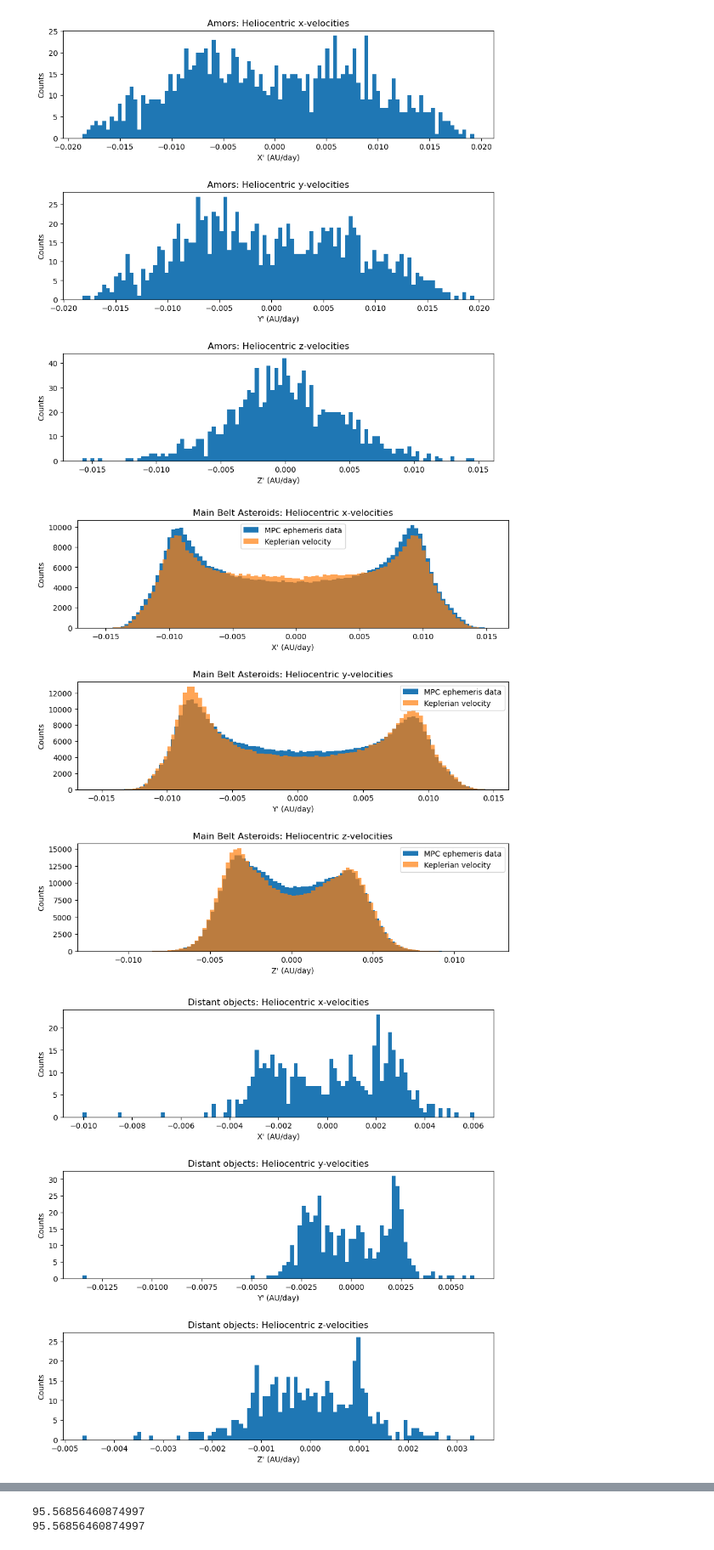
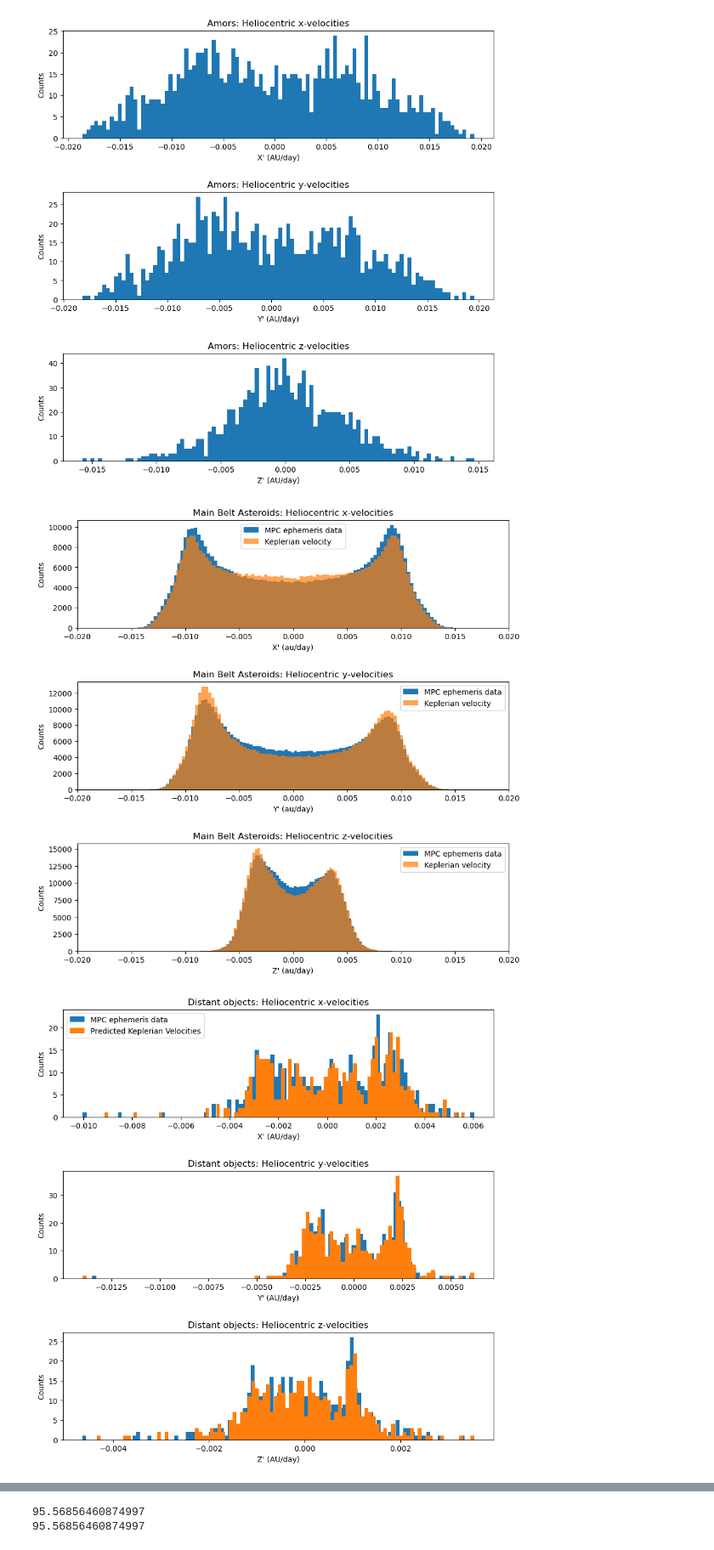
Before and after one commit to ewhite42/lsst_seti, a Jupyter notebook: sycorax_search/mpc_analysis.ipynb, the cells around one changed output, grey strips where cells are left out. Shown at 85% size. Drawn from its saved outputs; the diff is of its cells as text; code cells hidden in the pictures.

```diff
--- a/sycorax_search/mpc_analysis.ipynb
+++ b/sycorax_search/mpc_analysis.ipynb
@@ -86,7 +88,7 @@ plt.legend()
 <matplotlib.legend.Legend at 0x...>
 [figure]
 # %%
-df = pd.read_csv('/home/ellie/research/lsst/mpcorb_extended_complete_vel_2sept.csv')
+df = pd.read_csv('/home/ellie/research/lsst/mpcorb_csvs/mpcorb_extended_complete_vel_2sept.csv')
 # %%
 atiras = df.loc[df['Orbit_type'] == 'Atira']
 print("Number of Atiras: {}".format(len(atiras)))
@@ -230,21 +232,21 @@ fig, (ax1, ax2, ax3) = plt.subplots(3, 1)
 ax1.hist(main_belts["X'"], bins=100, label='MPC ephemeris data')
 ax1.hist(main_belts['x_dotk'], bins=100, alpha=0.7, label='Keplerian velocity')
 ax1.set_title("Main Belt Asteroids: Heliocentric x-velocities")
-ax1.set_xlabel("X' (AU/day)")
+ax1.set_xlabel("X' (au/day)")
 ax1.set_ylabel("Counts")
 ax1.legend()
 
 ax2.hist(main_belts["Y'"], bins=100, label='MPC ephemeris data')
 ax2.hist(main_belts['y_dotk'], bins=100, alpha=0.7, label='Keplerian velocity')
 ax2.set_title("Main Belt Asteroids: Heliocentric y-velocities")
-ax2.set_xlabel("Y' (AU/day)")
+ax2.set_xlabel("Y' (au/day)")
 ax2.set_ylabel("Counts")
 ax2.legend()
 
 ax3.hist(main_belts["Z'"], bins=100, label='MPC ephemeris data')
 ax3.hist(main_belts['z_dotk'], bins=100, alpha=0.7, label='Keplerian velocity')
 ax3.set_title("Main Belt Asteroids: Heliocentric z-velocities")
-ax3.set_xlabel("Z' (AU/day)")
+ax3.set_xlabel("Z' (au/day)")
 ax3.set_ylabel("Counts")
 ax3.legend()
 
@@ -254,39 +256,44 @@ plt.subplots_adjust(left=0.1, bottom=0.1, right=0.9,
 fig.set_figwidth(10)
 fig.set_figheight(10)
 
+ax1.set_xlim(-0.02, 0.02)
+ax2.set_xlim(-0.02, 0.02)
+ax3.set_xlim(-0.02, 0.02)
+
 #plt.tight_layout()
-plt.savefig('/home/ellie/research/lsst/mba_hist.png')
+plt.savefig('/home/ellie/research/lsst/mba_hist.png', dpi=300)
 plt.show()
 # %% [output]
-[figure, old version]
+[figure, new version]
 # %%
 fig, (ax1, ax2, ax3) = plt.subplots(3, 1)
 
-ax1.hist(distant["X'"], bins=100)
-#plt.hist(main_belts['x_dotk'], bins=100)
+ax1.hist(distant["X'"], bins=100, label='MPC ephemeris data')
+ax1.hist(distant['x_dotk'], bins=100, label='Predicted Keplerian Velocities')
 ax1.set_title("Distant objects: Heliocentric x-velocities")
 ax1.set_xlabel("X' (AU/day)")
 ax1.set_ylabel("Counts")
+ax1.legend()
 
-ax2.hist(distant["Y'"], bins=100)
-#plt.hist(main_belts['x_dotk'], bins=100)
+ax2.hist(distant["Y'"], bins=100, label='MPC ephemeris data')
+ax2.hist(distant['y_dotk'], bins=100)
 ax2.set_title("Distant objects: Heliocentric y-velocities")
 ax2.set_xlabel("Y' (AU/day)")
 ax2.set_ylabel("Counts")
 
-ax3.hist(distant["Z'"], bins=100)
-#plt.hist(main_belts['x_dotk'], bins=100)
+ax3.hist(distant["Z'"], bins=100, label='MPC ephemeris data')
+ax3.hist(distant['z_dotk'], bins=100)
 ax3.set_title("Distant objects: Heliocentric z-velocities")
 ax3.set_xlabel("Z' (AU/day)")
 ax3.set_ylabel("Counts")
 
 plt.subplots_adjust(left=0.1, bottom=0.1, right=0.9,
                     top=0.9, wspace=0.4,hspace=0.5)
 
 fig.set_figwidth(10)
 fig.set_figheight(10)
 
 plt.savefig('/home/ellie/research/lsst/distant_hist.png')
 plt.show()
 # %% [output]
-[figure, old version]
+[figure, new version]
```
Also changed, not shown: parts of 7 cells of this notebook, 4 other files.
